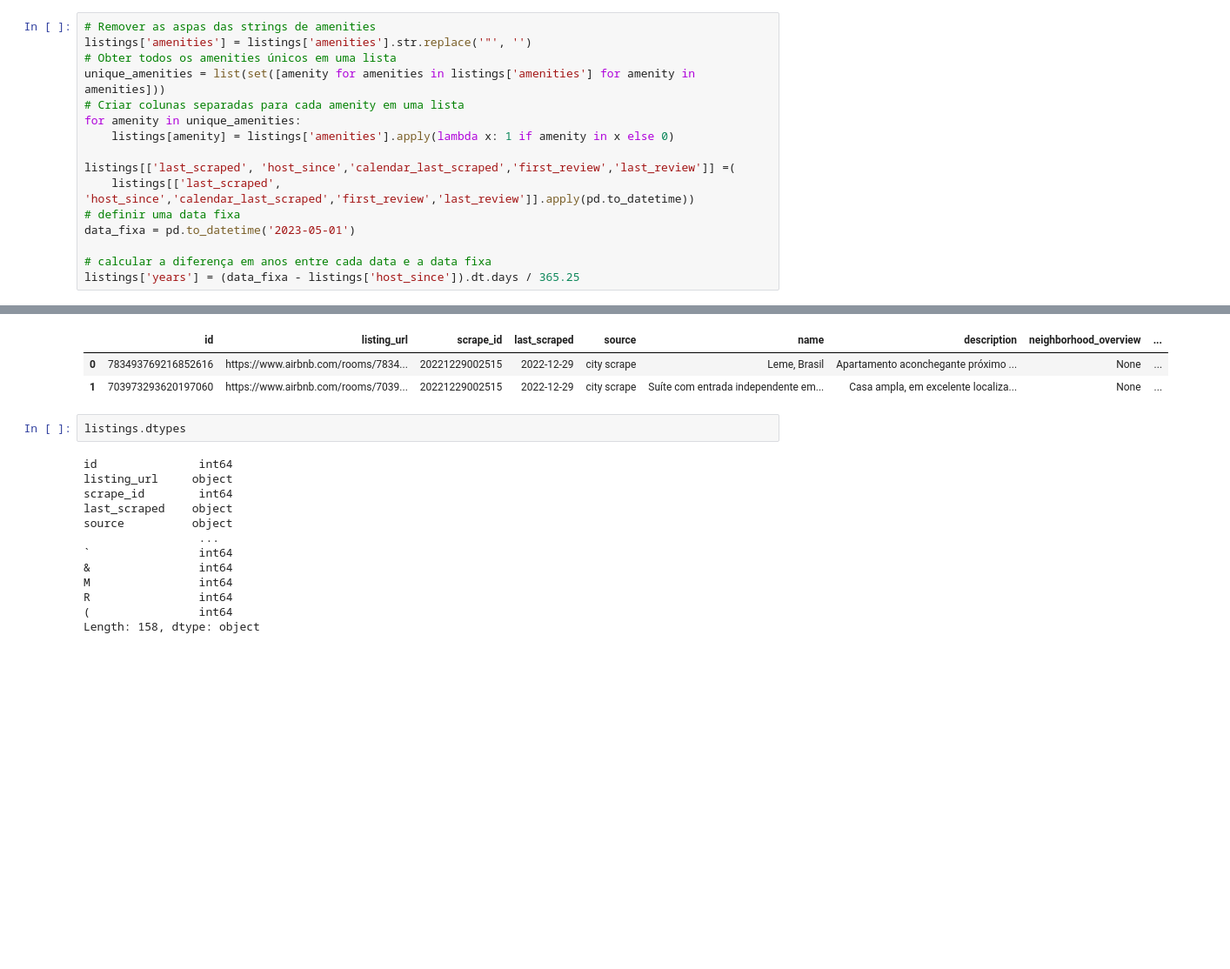
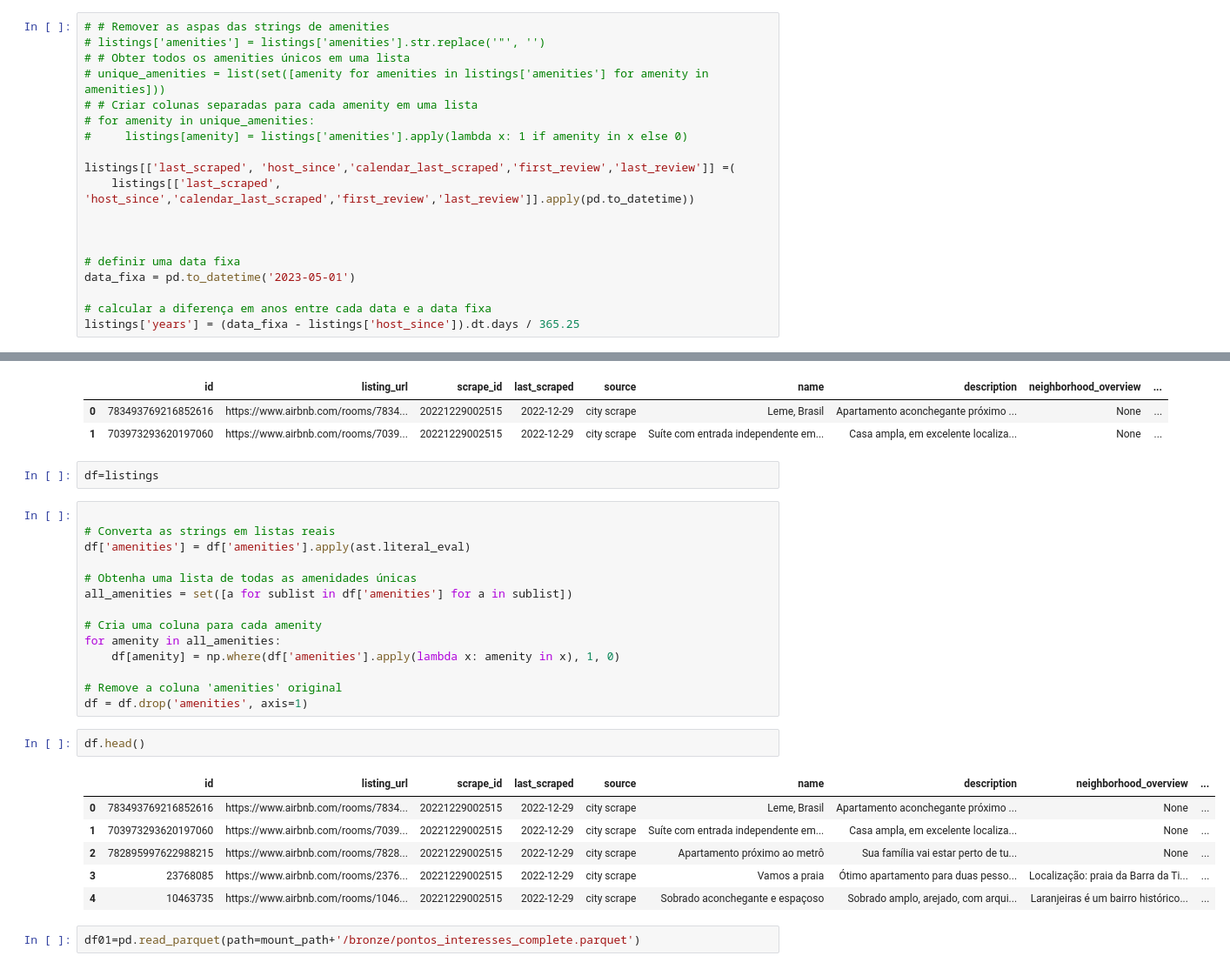
Before and after one commit to matheusogura/prediction_house_price_from_airbnb, a Jupyter notebook: Notebooks/2.0 silver.ipynb, the cells around one changed output, grey strips where cells are left out. Shown at 87% size. Drawn from its saved outputs; the diff is of its cells as text; blank space fills up the shorter version.

Commit message:
amenities

```diff
--- a/Notebooks/2.0 silver.ipynb
+++ b/Notebooks/2.0 silver.ipynb
@@ -272,16 +278,19 @@ listings['distance_galeao'] = listings.apply(calc_distance_gal, axis=1)
 listings['distance_olipico'] = listings.apply(calc_distance_oli, axis=1)
 listings['distance_copacabana'] = listings.apply(calc_distance_cop, axis=1)
 # %%
-# Remover as aspas das strings de amenities
-listings['amenities'] = listings['amenities'].str.replace('"', '')
-# Obter todos os amenities únicos em uma lista
-unique_amenities = list(set([amenity for amenities in listings['amenities'] for amenity in amenities]))
-# Criar colunas separadas para cada amenity em uma lista
-for amenity in unique_amenities:
-    listings[amenity] = listings['amenities'].apply(lambda x: 1 if amenity in x else 0)
+# # Remover as aspas das strings de amenities
+# listings['amenities'] = listings['amenities'].str.replace('"', '')
+# # Obter todos os amenities únicos em uma lista
+# unique_amenities = list(set([amenity for amenities in listings['amenities'] for amenity in amenities]))
+# # Criar colunas separadas para cada amenity em uma lista
+# for amenity in unique_amenities:
+#     listings[amenity] = listings['amenities'].apply(lambda x: 1 if amenity in x else 0)
 
 listings[['last_scraped', 'host_since','calendar_last_scraped','first_review','last_review']] =(
     listings[['last_scraped', 'host_since','calendar_last_scraped','first_review','last_review']].apply(pd.to_datetime))
+
+
+
 # definir uma data fixa
 data_fixa = pd.to_datetime('2023-05-01')
 
@@ -295,18 +304,30 @@ listings.head(2)
 |  | id | listing_url | scrape_id | last_scraped | source | name | description | neighborhood_overview | ... |
 | 0 | 783493769216852616 | https://www.airbnb.com/rooms/7834... | 20221229002515 | 2022-12-29 | city scrape | Leme, Brasil | Apartamento aconchegante próximo ... | None | ... |
 | 1 | 703973293620197060 | https://www.airbnb.com/rooms/7039... | 20221229002515 | 2022-12-29 | city scrape | Suíte com entrada independente em... | Casa ampla, em excelente localiza... | None | ... |
-# %%
-listings.dtypes
-# %% [output]
-id               int64
-listing_url     object
-scrape_id        int64
-last_scraped    object
-source          object
-                 ...
-`                int64
-&                int64
-M                int64
-R                int64
-(                int64
-Length: 158, dtype: object
+# %%
+df=listings
+# %%
+
+# Converta as strings em listas reais
+df['amenities'] = df['amenities'].apply(ast.literal_eval)
+
+# Obtenha uma lista de todas as amenidades únicas
+all_amenities = set([a for sublist in df['amenities'] for a in sublist])
+
+# Cria uma coluna para cada amenity
+for amenity in all_amenities:
+    df[amenity] = np.where(df['amenities'].apply(lambda x: amenity in x), 1, 0)
+
+# Remove a coluna 'amenities' original
+df = df.drop('amenities', axis=1)
+# %%
+df.head()
+# %% [output]
+|  | id | listing_url | scrape_id | last_scraped | source | name | description | neighborhood_overview | ... |
+| 0 | 783493769216852616 | https://www.airbnb.com/rooms/7834... | 20221229002515 | 2022-12-29 | city scrape | Leme, Brasil | Apartamento aconchegante próximo ... | None | ... |
+| 1 | 703973293620197060 | https://www.airbnb.com/rooms/7039... | 20221229002515 | 2022-12-29 | city scrape | Suíte com entrada independente em... | Casa ampla, em excelente localiza... | None | ... |
+| 2 | 782895997622988215 | https://www.airbnb.com/rooms/7828... | 20221229002515 | 2022-12-29 | city scrape | Apartamento próximo ao metrô | Sua família vai estar perto de tu... | None | ... |
+| 3 | 23768085 | https://www.airbnb.com/rooms/2376... | 20221229002515 | 2022-12-29 | city scrape | Vamos a praia | Ótimo apartamento para duas pesso... | Localização: praia da Barra da Ti... | ... |
+| 4 | 10463735 | https://www.airbnb.com/rooms/1046... | 20221229002515 | 2022-12-29 | city scrape | Sobrado aconchegante e espaçoso | Sobrado amplo, arejado, com arqui... | Laranjeiras é um bairro histórico... | ... |
+# %%
+df01=pd.read_parquet(path=mount_path+'/bronze/pontos_interesses_complete.parquet')
```
Also changed, not shown: parts of 2 cells of this notebook.
